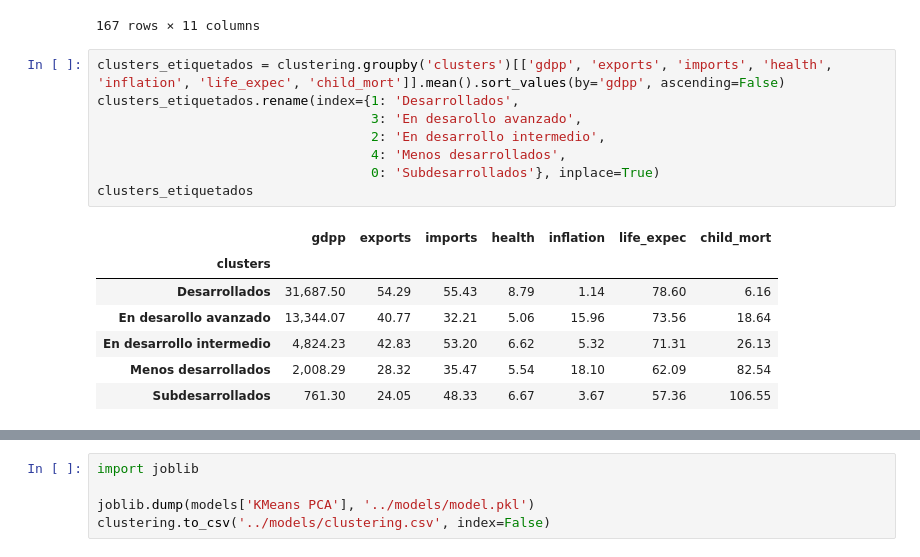
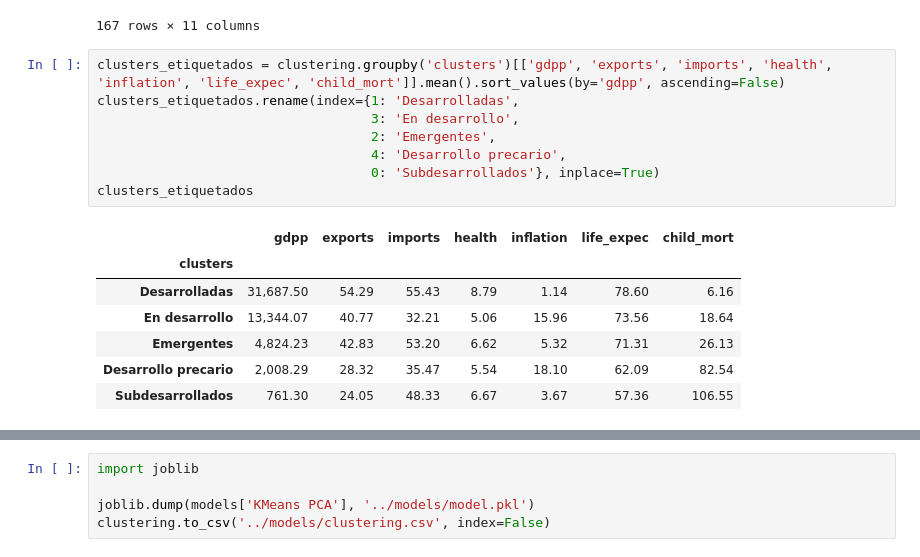
Before and after one commit to jorge-robledo11/Clustering, a Jupyter notebook: notebooks/03_modeling.ipynb, the cells around one changed output, grey strips where cells are left out. Saved outputs shown, nothing was run; the diff lists cells and outputs as text.

```diff
--- a/notebooks/03_modeling.ipynb
+++ b/notebooks/03_modeling.ipynb
@@ -203,17 +203,17 @@ clustering
 167 rows × 11 columns
 # %%
 clusters_etiquetados = clustering.groupby('clusters')[['gdpp', 'exports', 'imports', 'health', 'inflation', 'life_expec', 'child_mort']].mean().sort_values(by='gdpp', ascending=False)
-clusters_etiquetados.rename(index={1: 'Desarrollados',
-                                   3: 'En desarollo avanzado',
-                                   2: 'En desarrollo intermedio',
-                                   4: 'Menos desarrollados',
+clusters_etiquetados.rename(index={1: 'Desarrolladas',
+                                   3: 'En desarrollo',
+                                   2: 'Emergentes',
+                                   4: 'Desarrollo precario',
                                    0: 'Subdesarrollados'}, inplace=True)
 clusters_etiquetados
 # %% [output]
 |  | gdpp | exports | imports | health | inflation | life_expec | child_mort |
 | clusters |  |  |  |  |  |  |  |
-| Desarrollados | 31,687.50 | 54.29 | 55.43 | 8.79 | 1.14 | 78.60 | 6.16 |
-| En desarollo avanzado | 13,344.07 | 40.77 | 32.21 | 5.06 | 15.96 | 73.56 | 18.64 |
-| En desarrollo intermedio | 4,824.23 | 42.83 | 53.20 | 6.62 | 5.32 | 71.31 | 26.13 |
-| Menos desarrollados | 2,008.29 | 28.32 | 35.47 | 5.54 | 18.10 | 62.09 | 82.54 |
+| Desarrolladas | 31,687.50 | 54.29 | 55.43 | 8.79 | 1.14 | 78.60 | 6.16 |
+| En desarrollo | 13,344.07 | 40.77 | 32.21 | 5.06 | 15.96 | 73.56 | 18.64 |
+| Emergentes | 4,824.23 | 42.83 | 53.20 | 6.62 | 5.32 | 71.31 | 26.13 |
+| Desarrollo precario | 2,008.29 | 28.32 | 35.47 | 5.54 | 18.10 | 62.09 | 82.54 |
 | Subdesarrollados | 761.30 | 24.05 | 48.33 | 6.67 | 3.67 | 57.36 | 106.55 |
```
Also changed, not shown: parts of 2 cells of this notebook, 2 other files.
